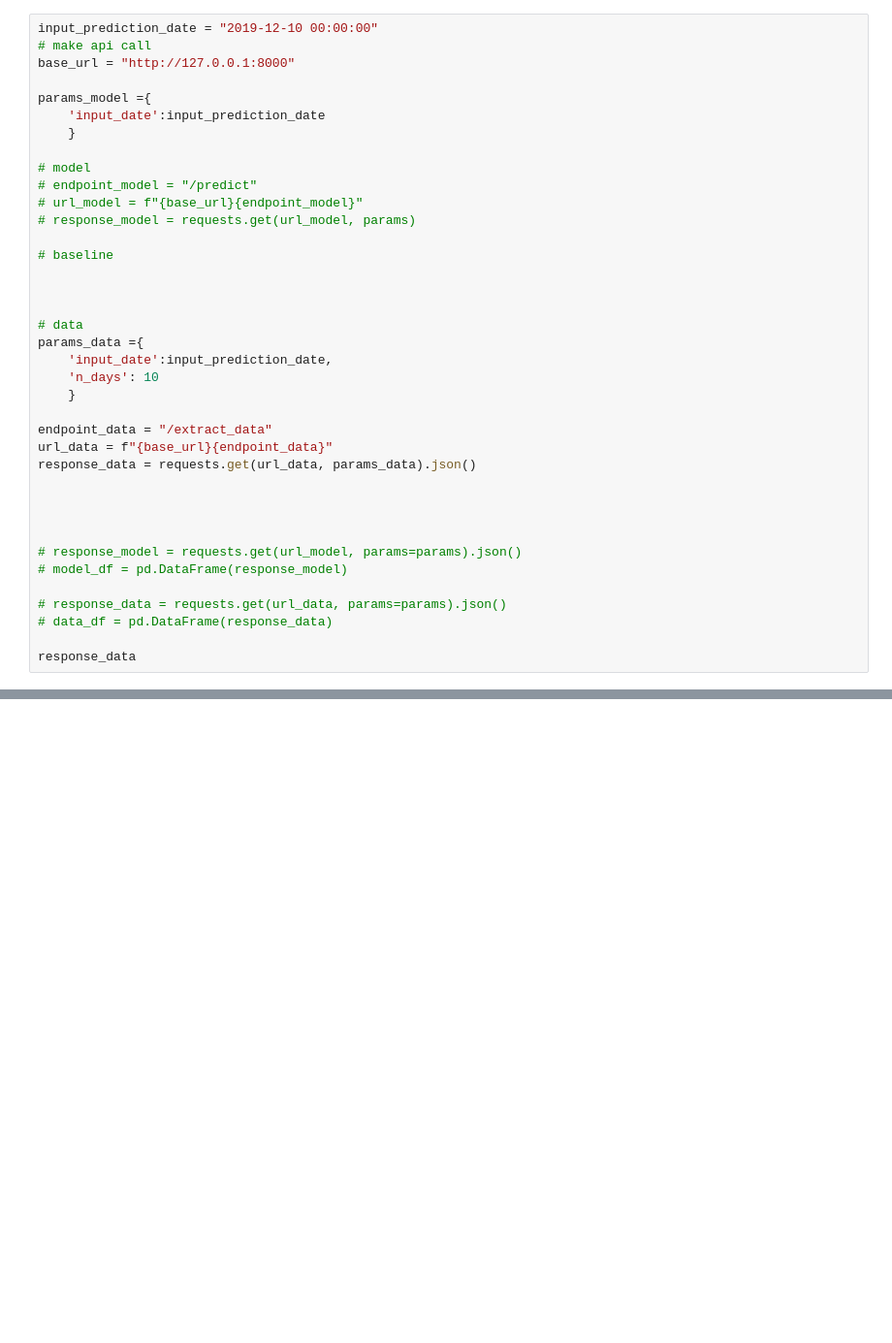
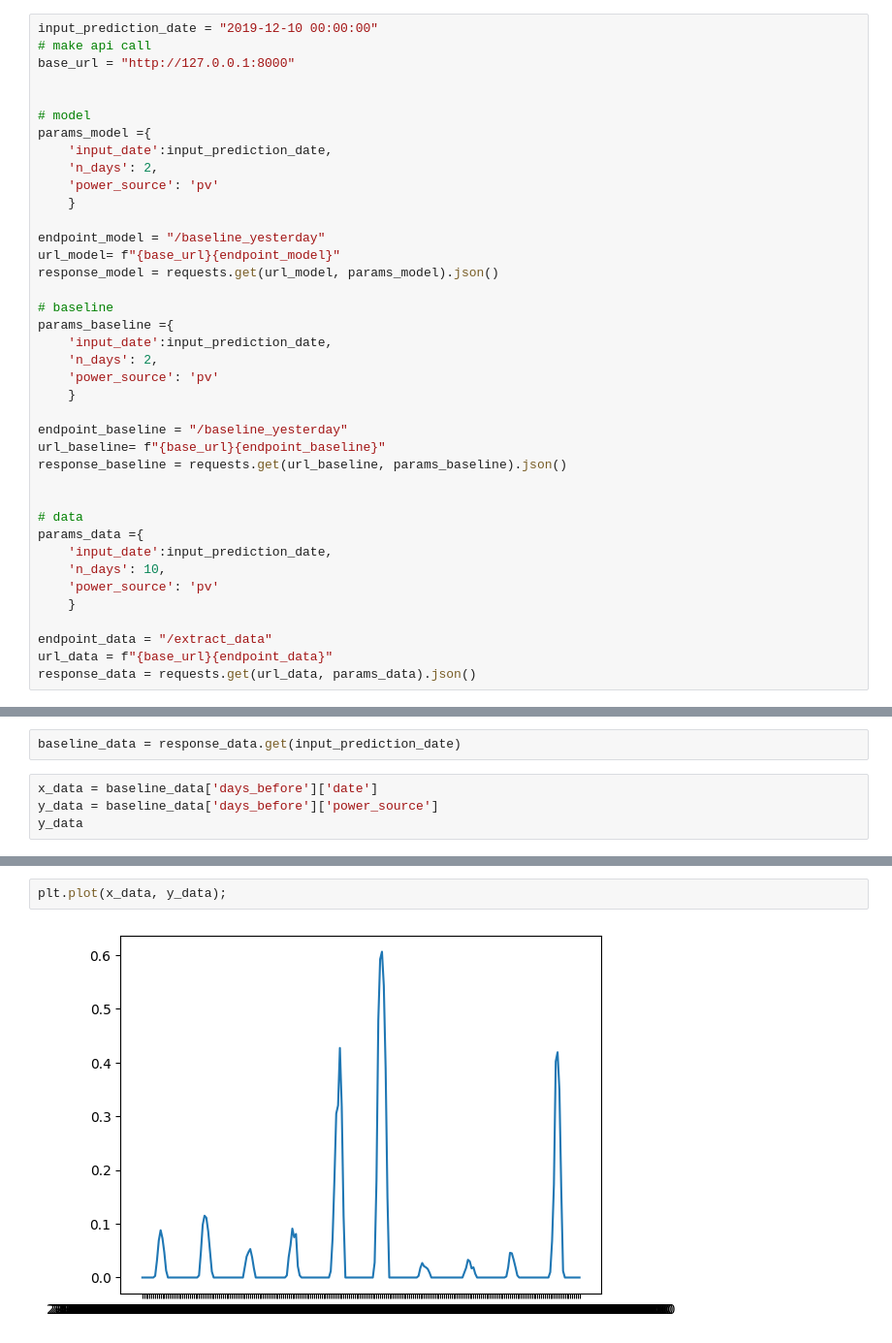
Before and after one commit to jerome-roeser/advanced-power-forecast, a Jupyter notebook: notebooks/jerome_test_API.ipynb, the cells around one changed output, grey strips where cells are left out. Shown: that part at 97% size. Cells and saved outputs as stored; diff of their text form; blank space fills up the shorter version.

```diff
--- a/notebooks/jerome_test_API.ipynb
+++ b/notebooks/jerome_test_API.ipynb
@@ -51,36 +47,37 @@ input_prediction_date = "2019-12-10 00:00:00"
 # make api call
 base_url = "http://127.0.0.1:8000"
 
+
+# model
 params_model ={
-    'input_date':input_prediction_date
+    'input_date':input_prediction_date,
+    'n_days': 2,
+    'power_source': 'pv'
     }
 
-# model
-# endpoint_model = "/predict"
-# url_model = f"{base_url}{endpoint_model}"
-# response_model = requests.get(url_model, params)
+endpoint_model = "/baseline_yesterday"
+url_model= f"{base_url}{endpoint_model}"
+response_model = requests.get(url_model, params_model).json()
 
 # baseline
+params_baseline ={
+    'input_date':input_prediction_date,
+    'n_days': 2,
+    'power_source': 'pv'
+    }
 
+endpoint_baseline = "/baseline_yesterday"
+url_baseline= f"{base_url}{endpoint_baseline}"
+response_baseline = requests.get(url_baseline, params_baseline).json()
 
 
 # data
 params_data ={
     'input_date':input_prediction_date,
-    'n_days': 10
+    'n_days': 10,
+    'power_source': 'pv'
     }
 
 endpoint_data = "/extract_data"
 url_data = f"{base_url}{endpoint_data}"
 response_data = requests.get(url_data, params_data).json()
-
-
-
-
-# response_model = requests.get(url_model, params=params).json()
-# model_df = pd.DataFrame(response_model)
-
-# response_data = requests.get(url_data, params=params).json()
-# data_df = pd.DataFrame(response_data)
-
-response_data
@@ -194,0 +120,6 @@ predict(input_date)
+# %%
+baseline_data = response_data.get(input_prediction_date)
+# %%
+x_data = baseline_data['days_before']['date']
+y_data = baseline_data['days_before']['power_source']
+y_data
@@ -194,0 +144,4 @@ predict(input_date)
+# %%
+plt.plot(x_data, y_data);
+# %% [output]
+[figure, added]
```
Also changed, not shown: parts of 7 cells of this notebook, 2 other files.
